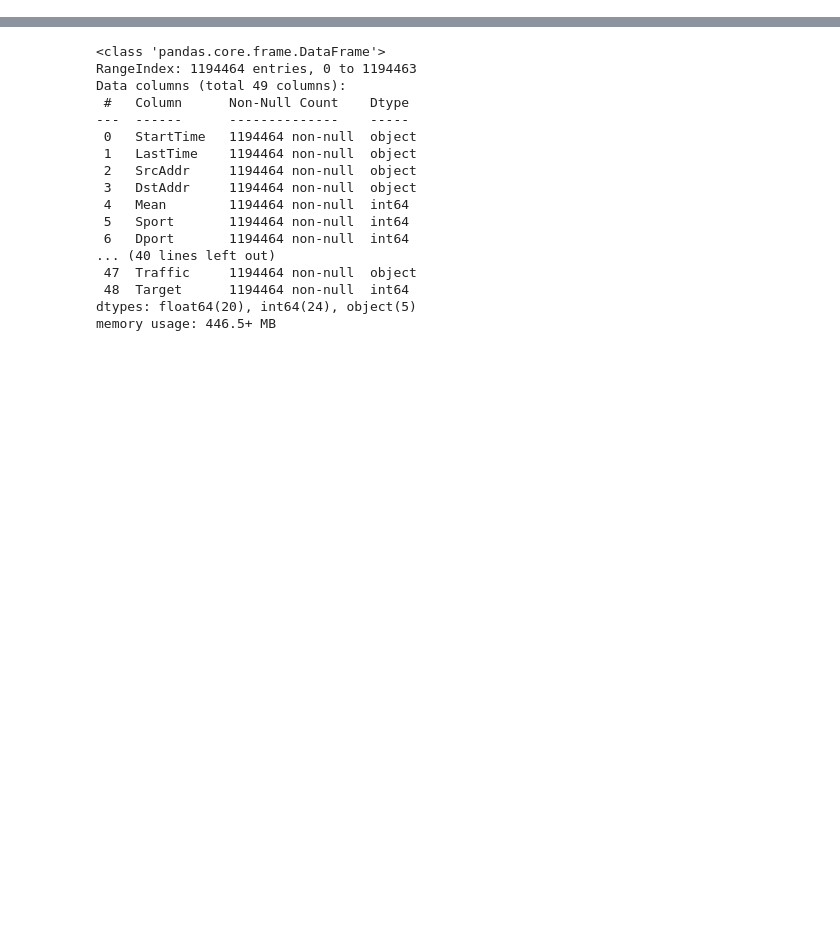
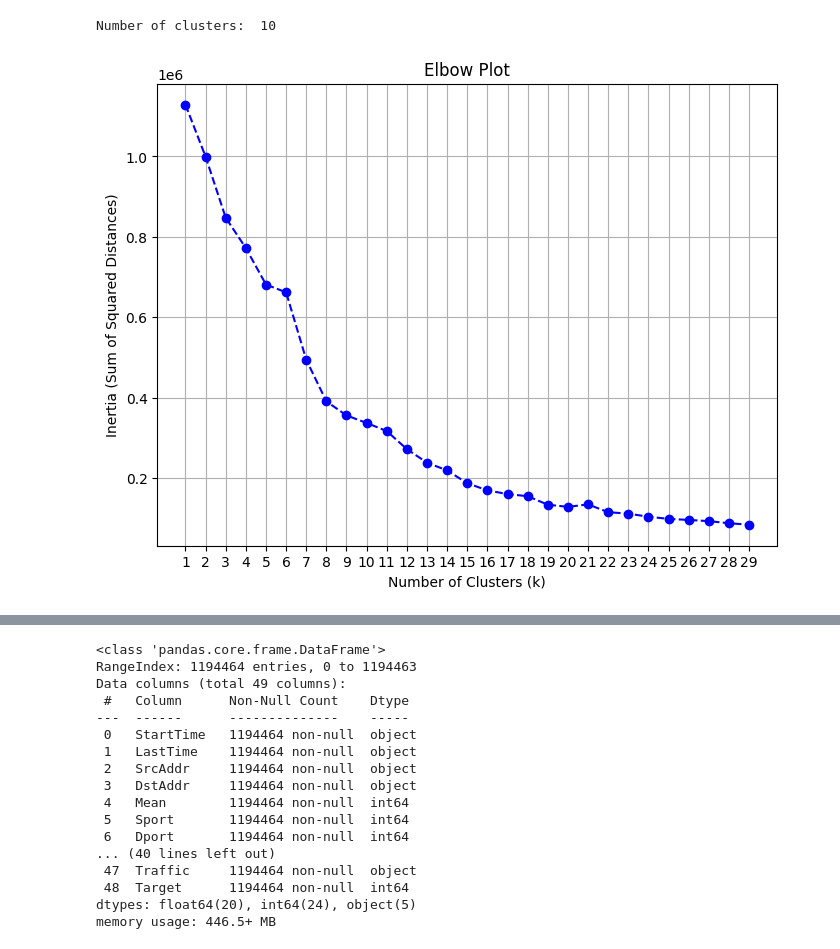
Before and after one commit to NataliaZsiros/OST_SM_ChangeDetection, a Jupyter notebook: Data Exploratory Analysis (EDA)/Data understanding and exploration.ipynb, the cells around one changed output, grey strips where cells are left out. Drawn from its saved outputs; the diff is of its cells as text; code cells hidden in the pictures; blank space fills up the shorter version.

```diff
--- a/Data Exploratory Analysis (EDA)/Data understanding and exploration.ipynb
+++ b/Data Exploratory Analysis (EDA)/Data understanding and exploration.ipynb
@@ -11,0 +37,34 @@ df = pd.read_csv(dataset_path)
+# %%
+best_score = -1
+optimal_k = 1
+
+for k in range(2, 11):
+    kmeans = KMeans(n_clusters=k, random_state=42)
+    kmeans.fit(scaled_X)
+    score = silhouette_score(scaled_X, kmeans.labels_)
+    if score > best_score:
+        best_score = score
+        optimal_k = k
+print('Number of clusters: ', k)
+# %% [output]
+Number of clusters:  10
+# %%
+inertia_values = []
+
+# Loop over a range of k values and calculate inertia
+for k in range(1, 30):
+    kmeans = KMeans(n_clusters=k, random_state=42)
+    kmeans.fit(scaled_X)
+    inertia_values.append(kmeans.inertia_)  # Append inertia (sum of squared distances)
+# %%
+# Plot the elbow curve
+plt.figure(figsize=(8, 6))
+plt.plot(range(1, 30), inertia_values, marker='o', color='b', linestyle='--')
+plt.title('Elbow Plot')
+plt.xlabel('Number of Clusters (k)')
+plt.ylabel('Inertia (Sum of Squared Distances)')
+plt.xticks(range(1, 30))  # Set x-axis ticks to match k values
+plt.grid(True)
+plt.show()
+# %% [output]
+[figure, added]
```
Also changed, not shown: parts of 12 cells of this notebook, 3 other files.
